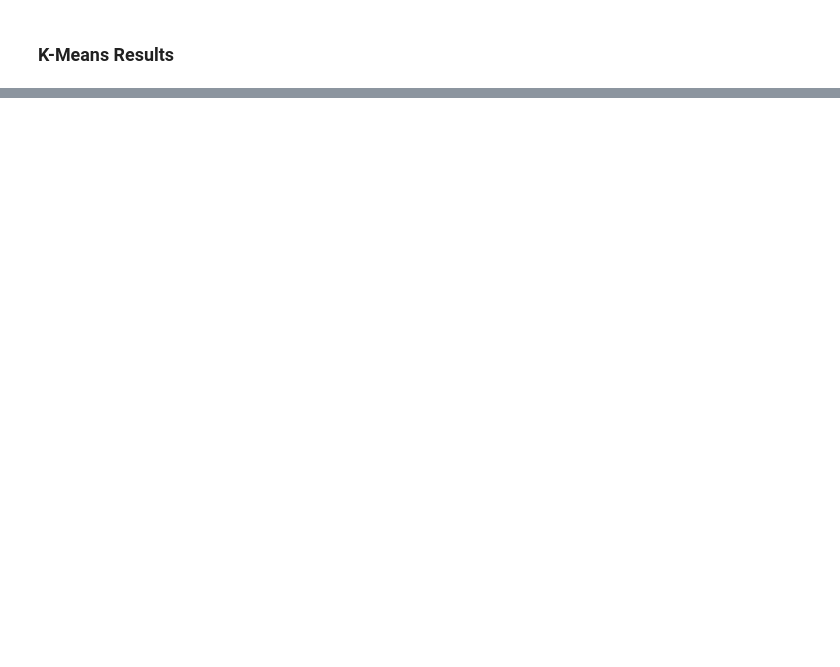
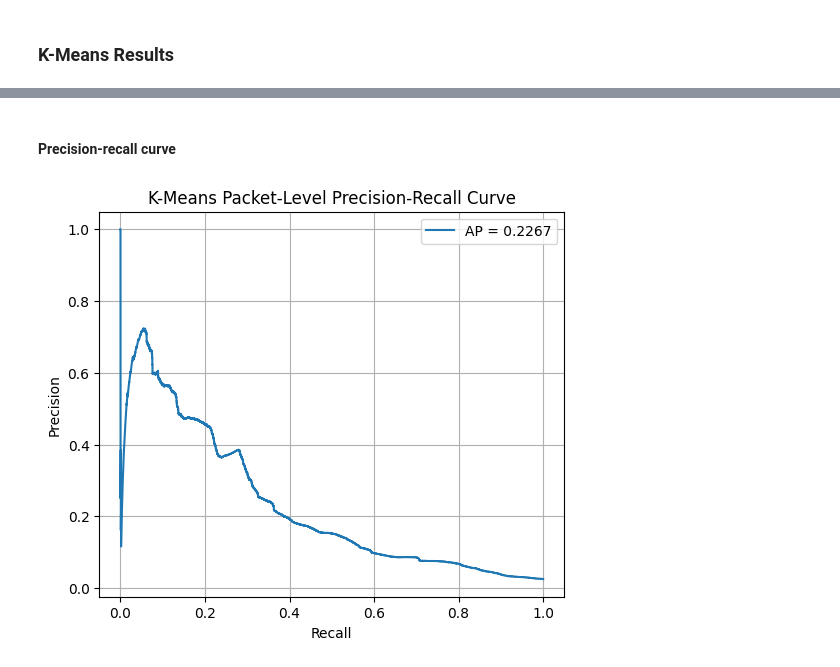
Before and after one commit to yuanmingwang/multi-stage-iot-ids, a Jupyter notebook: notebooks/p2_kmeans.ipynb, the cells around one changed output, grey strips where cells are left out. Drawn from its saved outputs; the diff is of its cells as text; code cells hidden in the pictures; blank space fills up the shorter version.

```diff
--- a/notebooks/p2_kmeans.ipynb
+++ b/notebooks/p2_kmeans.ipynb
@@ -313,0 +392,23 @@ Name: count, dtype: int64
+# %% [markdown]
+#### Precision-recall curve
+# %%
+def plot_precision_recall_curve(y_true, scores, title):
+    precision, recall, thresholds = precision_recall_curve(y_true, scores)
+    ap = average_precision_score(y_true, scores)
+
+    plt.figure(figsize=(6, 5))
+    plt.plot(recall, precision, label=f"AP = {ap:.4f}")
+    plt.xlabel("Recall")
+    plt.ylabel("Precision")
+    plt.title(title)
+    plt.legend()
+    plt.grid(True)
+    plt.show()
+
+plot_precision_recall_curve(
+    y_true,
+    df_result["anomaly_score"].to_numpy(),
+    "K-Means Packet-Level Precision-Recall Curve"
+)
+# %% [output]
+[figure, added]
```
Also changed, not shown: parts of 9 cells of this notebook.
